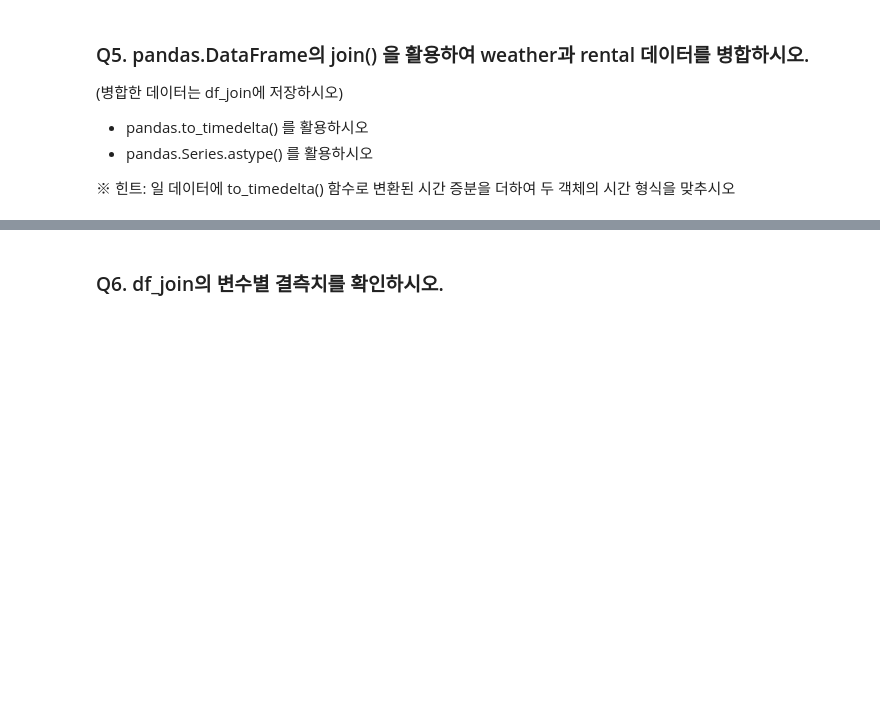
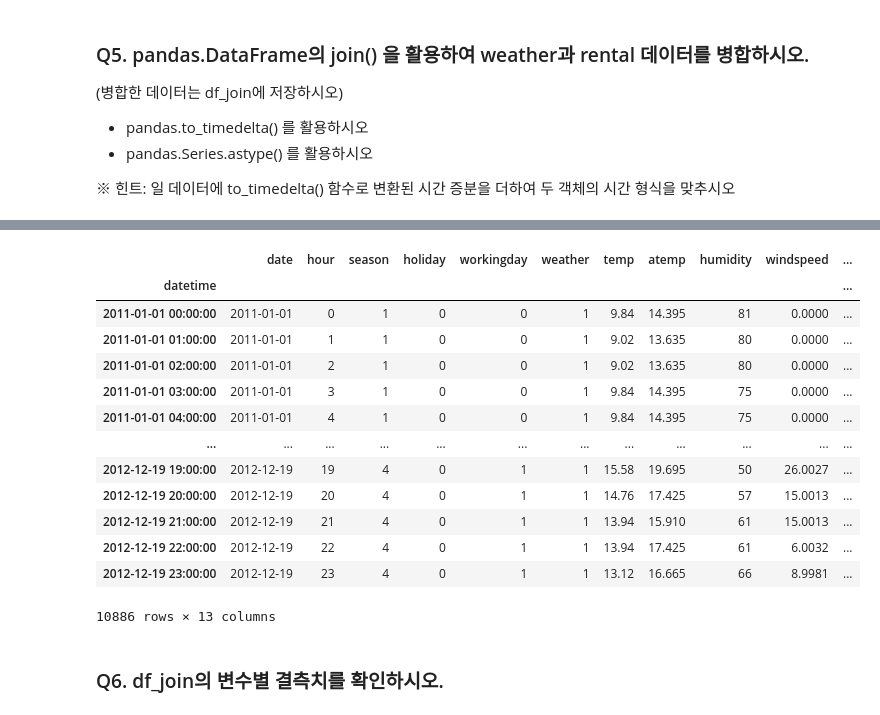
Before and after one commit to jiwookseo/edu_ProDS, a Jupyter notebook: quiz/Quiz_set_04_bike_attendee.ipynb, the cells around one changed output, grey strips where cells are left out. Drawn from its saved outputs; the diff is of its cells as text; code cells hidden in the pictures; blank space fills up the shorter version.

```diff
--- a/quiz/Quiz_set_04_bike_attendee.ipynb
+++ b/quiz/Quiz_set_04_bike_attendee.ipynb
@@ -3,3 +3,7 @@
 # %% [markdown]
 ### Q1. "bike_rental.csv"와 "bike_weather.csv"를 pandas 모듈을 활용하여 불러오고 객체 종류를 확인하시오.
 (불러온 파일을 각각 rental, weather 객체에 저장하시오.)
+# %%
+import pandas as pd
+import numpy as np
+rental, weather = pd.read_csv("../dataset/bike_rental.csv"), pd.read_csv("../dataset/bike_weather.csv")
@@ -17,3 +93,8 @@
  * pandas.Series.astype() 를 활용하시오
 
 ※ 힌트: 일 데이터에 to_timedelta() 함수로 변환된 시간 증분을 더하여 두 객체의 시간 형식을 맞추시오
+# %%
+# weather["datetime"] = weather.date.astype("dateime64[ns]") + pd.to_timedelta(weather.hour, "h")
+weather["datetime"] = weather.date + pd.to_timedelta(weather.hour, "h").astype("str").apply(lambda x: " " + x.split()[2])
+weather = weather.set_index("datetime")
+weather
@@ -19,0 +116,5 @@
+# %%
+# rental.datetime = rental.datetime.astype("datetime64[ns]")
+# rental.datetime = pd.to_datetime(rental.datetime)
+rental = rental.set_index("datetime")
+rental
@@ -20,2 +136,20 @@
+# %%
+df_join = weather.join(rental)
+df_join
+# %% [output]
+|  | date | hour | season | holiday | workingday | weather | temp | atemp | humidity | windspeed | ... |
+| datetime |  |  |  |  |  |  |  |  |  |  | ... |
+| 2011-01-01 00:00:00 | 2011-01-01 | 0 | 1 | 0 | 0 | 1 | 9.84 | 14.395 | 81 | 0.0000 | ... |
+| 2011-01-01 01:00:00 | 2011-01-01 | 1 | 1 | 0 | 0 | 1 | 9.02 | 13.635 | 80 | 0.0000 | ... |
+| 2011-01-01 02:00:00 | 2011-01-01 | 2 | 1 | 0 | 0 | 1 | 9.02 | 13.635 | 80 | 0.0000 | ... |
+| 2011-01-01 03:00:00 | 2011-01-01 | 3 | 1 | 0 | 0 | 1 | 9.84 | 14.395 | 75 | 0.0000 | ... |
+| 2011-01-01 04:00:00 | 2011-01-01 | 4 | 1 | 0 | 0 | 1 | 9.84 | 14.395 | 75 | 0.0000 | ... |
+| ... | ... | ... | ... | ... | ... | ... | ... | ... | ... | ... | ... |
+| 2012-12-19 19:00:00 | 2012-12-19 | 19 | 4 | 0 | 1 | 1 | 15.58 | 19.695 | 50 | 26.0027 | ... |
+| 2012-12-19 20:00:00 | 2012-12-19 | 20 | 4 | 0 | 1 | 1 | 14.76 | 17.425 | 57 | 15.0013 | ... |
+| 2012-12-19 21:00:00 | 2012-12-19 | 21 | 4 | 0 | 1 | 1 | 13.94 | 15.910 | 61 | 15.0013 | ... |
+| 2012-12-19 22:00:00 | 2012-12-19 | 22 | 4 | 0 | 1 | 1 | 13.94 | 17.425 | 61 | 6.0032 | ... |
+| 2012-12-19 23:00:00 | 2012-12-19 | 23 | 4 | 0 | 1 | 1 | 13.12 | 16.665 | 66 | 8.9981 | ... |
+10886 rows × 13 columns
 # %% [markdown]
 ### Q6. df_join의 변수별 결측치를 확인하시오.
```
Also changed, not shown: parts of 8 cells of this notebook, 7 other files.
